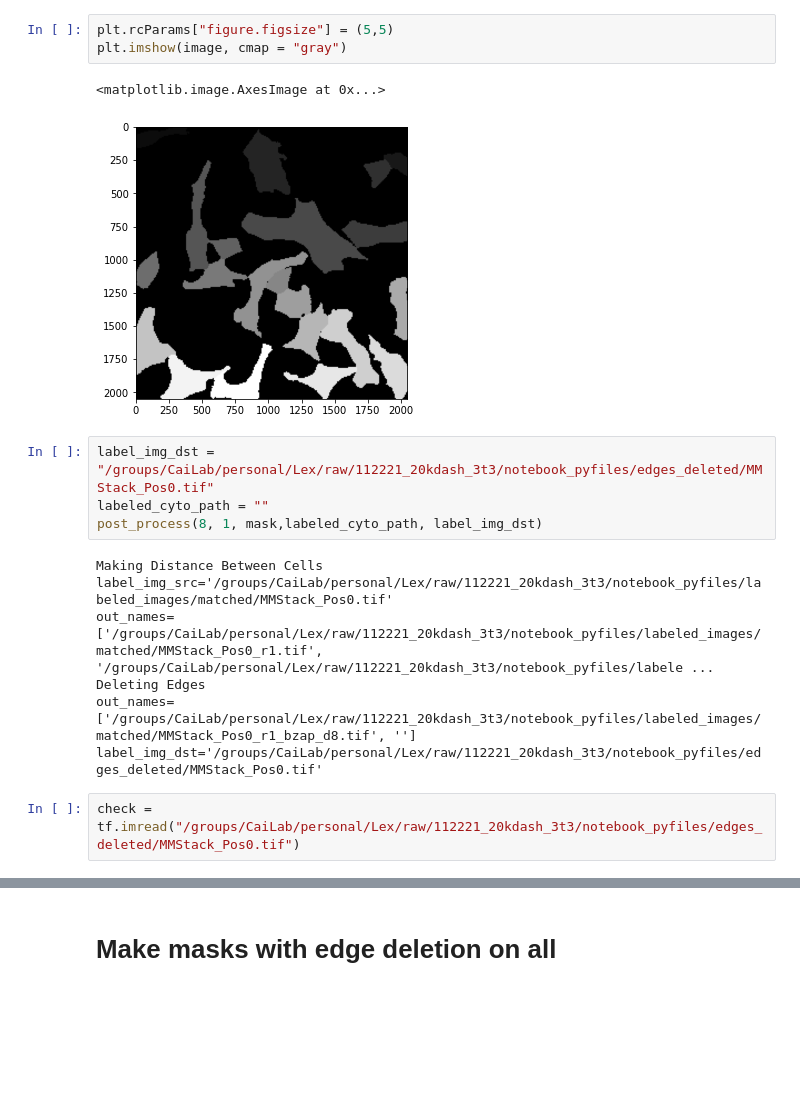
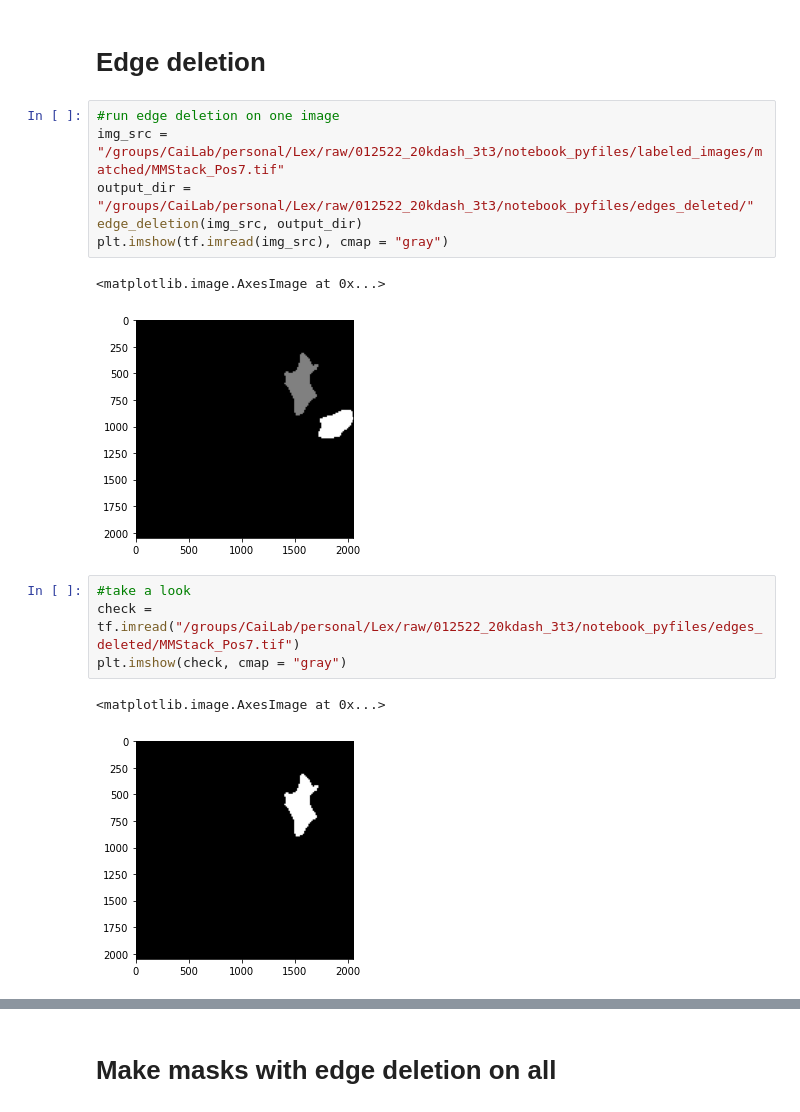
Before and after one commit to CaiGroup/pyfish_tools, a Jupyter notebook: edge_deletion_files/edge_deletion.ipynb, the cells around one changed output, grey strips where cells are left out. Cells and saved outputs as stored; diff of their text form; blank space fills up the shorter version.

```diff
--- a/edge_deletion_files/edge_deletion.ipynb
+++ b/edge_deletion_files/edge_deletion.ipynb
@@ -18,19 +8,18 @@ image = tf.imread(mask)
-# %%
-plt.rcParams["figure.figsize"] = (5,5)
-plt.imshow(image, cmap = "gray")
-# %% [output]
-<matplotlib.image.AxesImage at 0x...>
-[figure, removed]
-# %%
-label_img_dst = "/groups/CaiLab/personal/Lex/raw/112221_20kdash_3t3/notebook_pyfiles/edges_deleted/MMStack_Pos0.tif"
-labeled_cyto_path = ""
-post_process(8, 1, mask,labeled_cyto_path, label_img_dst)
-# %% [output]
-Making Distance Between Cells
-label_img_src='/groups/CaiLab/personal/Lex/raw/112221_20kdash_3t3/notebook_pyfiles/labeled_images/matched/MMStack_Pos0.tif'
-out_names=['/groups/CaiLab/personal/Lex/raw/112221_20kdash_3t3/notebook_pyfiles/labeled_images/matched/MMStack_Pos0_r1.tif', '/groups/CaiLab/personal/Lex/raw/112221_20kdash_3t3/notebook_pyfiles/labele ...
-Deleting Edges
-out_names=['/groups/CaiLab/personal/Lex/raw/112221_20kdash_3t3/notebook_pyfiles/labeled_images/matched/MMStack_Pos0_r1_bzap_d8.tif', '']
-label_img_dst='/groups/CaiLab/personal/Lex/raw/112221_20kdash_3t3/notebook_pyfiles/edges_deleted/MMStack_Pos0.tif'
+# %% [markdown]
+# Edge deletion
+# %%
+#run edge deletion on one image
+img_src = "/groups/CaiLab/personal/Lex/raw/012522_20kdash_3t3/notebook_pyfiles/labeled_images/matched/MMStack_Pos7.tif"
+output_dir = "/groups/CaiLab/personal/Lex/raw/012522_20kdash_3t3/notebook_pyfiles/edges_deleted/"
+edge_deletion(img_src, output_dir)
+plt.imshow(tf.imread(img_src), cmap = "gray")
+# %% [output]
+<matplotlib.image.AxesImage at 0x...>
+[figure, added]
 # %%
-check = tf.imread("/groups/CaiLab/personal/Lex/raw/112221_20kdash_3t3/notebook_pyfiles/edges_deleted/MMStack_Pos0.tif")
+#take a look
+check = tf.imread("/groups/CaiLab/personal/Lex/raw/012522_20kdash_3t3/notebook_pyfiles/edges_deleted/MMStack_Pos7.tif")
+plt.imshow(check, cmap = "gray")
+# %% [output]
+<matplotlib.image.AxesImage at 0x...>
+[figure, added]
```
Also changed, not shown: parts of 13 cells of this notebook, 2 other files.
